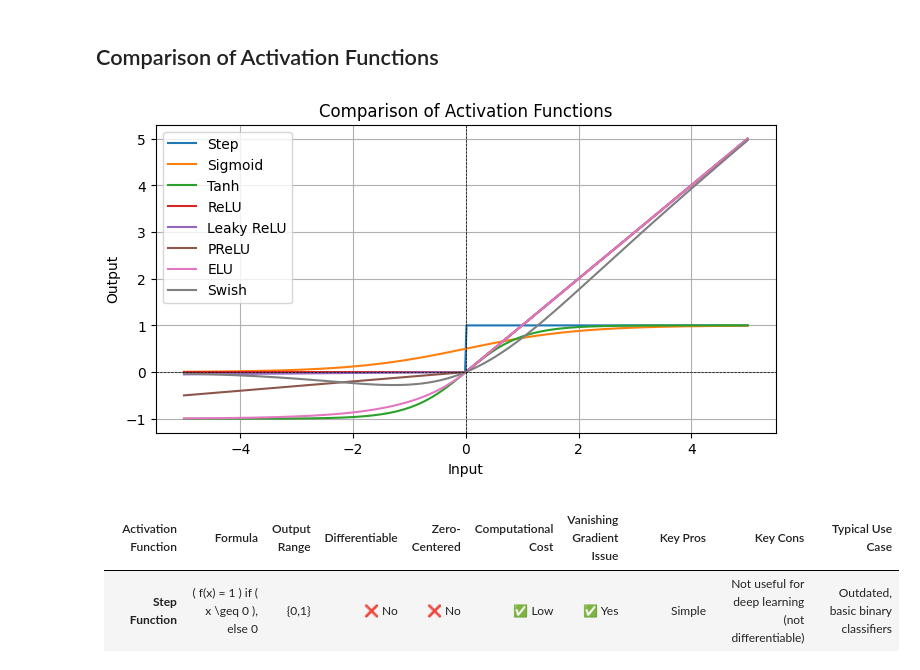
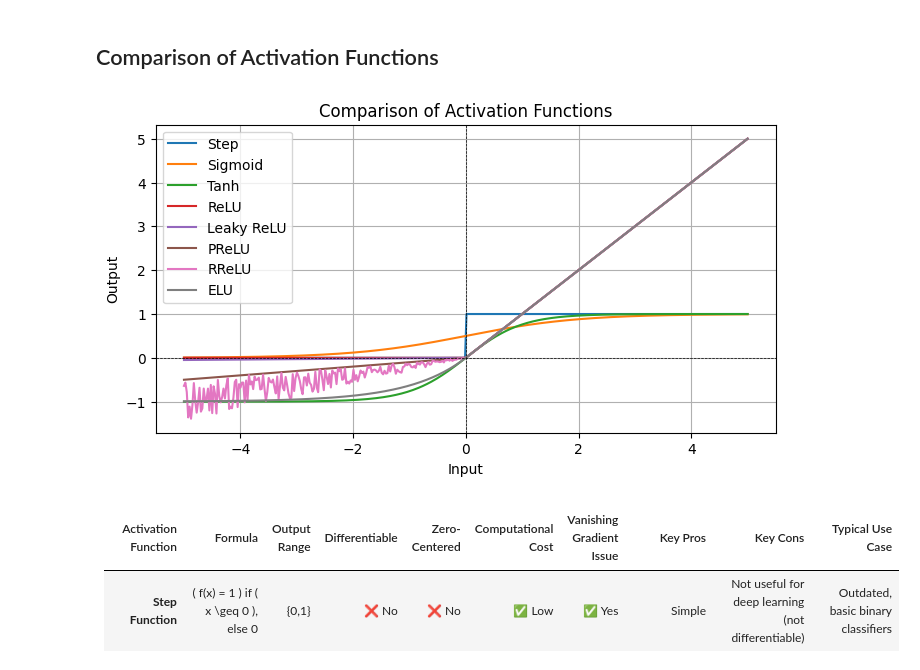
Before and after one commit to Jaya0306/Deep-Learning, a Jupyter notebook: Activation Function.ipynb, the cells around one changed output. Drawn from its saved outputs; the diff is of its cells as text; code cells hidden in the pictures.

Commit message:
Visualizing and Comparing Activation Functions

```diff
--- a/Activation Function.ipynb
+++ b/Activation Function.ipynb
@@ -245,46 +245,47 @@ def leaky_relu(x, alpha=0.01):
 def prelu(x, alpha=0.1):  # Parameterized ReLU
     return np.where(x > 0, x, alpha * x)
 
+def rrelu(x, l=0.1, u=0.3):
+    alpha = np.random.uniform(l, u, size=x.shape)
+    return np.where(x > 0, x, alpha * x)
+
 def elu(x, alpha=1.0):
     return np.where(x > 0, x, alpha * (np.exp(x) - 1))
-
-def swish(x):
-    return x * sigmoid(x)
 
 def softmax(x):
     exp_x = np.exp(x - np.max(x))  # Subtract max for numerical stability
     return exp_x / np.sum(exp_x)
 
 # Generate input values
 x = np.linspace(-5, 5, 400)
 
 # Apply activation functions
 activations = {
     "Step": step(x),
     "Sigmoid": sigmoid(x),
     "Tanh": tanh(x),
     "ReLU": relu(x),
     "Leaky ReLU": leaky_relu(x),
     "PReLU": prelu(x),
+    "RReLU": rrelu(x),
     "ELU": elu(x),
-    "Swish": swish(x)
 }
 
 # Plot activation functions
 plt.figure(figsize=(8, 4))
 for name, y in activations.items():
     plt.plot(x, y, label=name)
 
 plt.xlabel("Input")
 plt.ylabel("Output")
 plt.title("Comparison of Activation Functions")
 plt.axhline(0, color="black", linewidth=0.5, linestyle="--")
 plt.axvline(0, color="black", linewidth=0.5, linestyle="--")
 plt.legend()
 plt.grid(True)
 plt.show()
 # %% [output]
-[figure, old version]
+[figure, new version]
 # %% [markdown]
 | Activation Function       | Formula                                      | Output Range  | Differentiable | Zero-Centered | Computational Cost | Vanishing Gradient Issue | Key Pros                          | Key Cons                                      | Typical Use Case                                  |
 |--------------------------|---------------------------------------------|--------------|---------------|--------------|-----------------|------------------------|----------------------------------|----------------------------------|----------------------------------|
```
Also changed, not shown: parts of 2 cells of this notebook.
